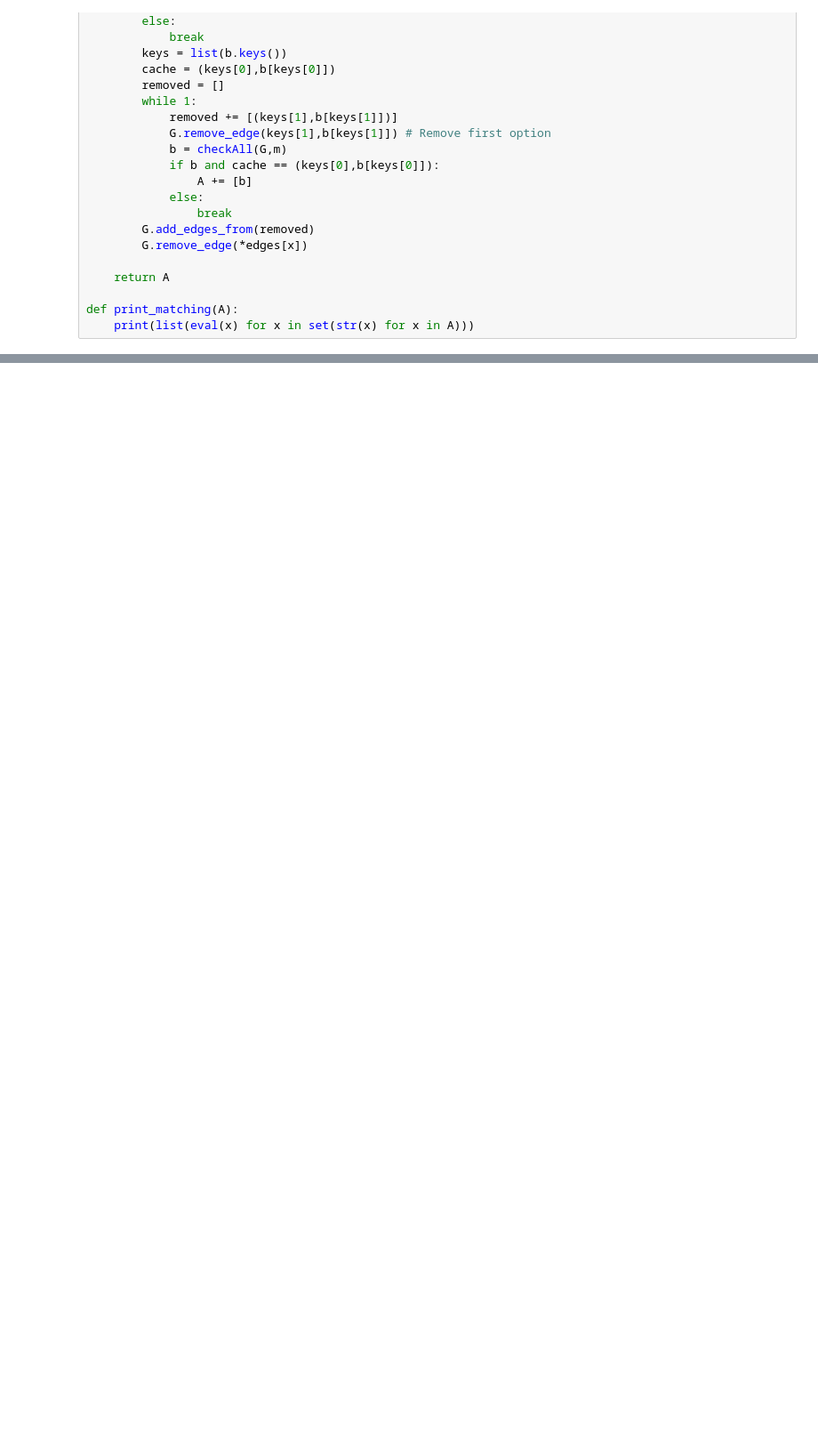
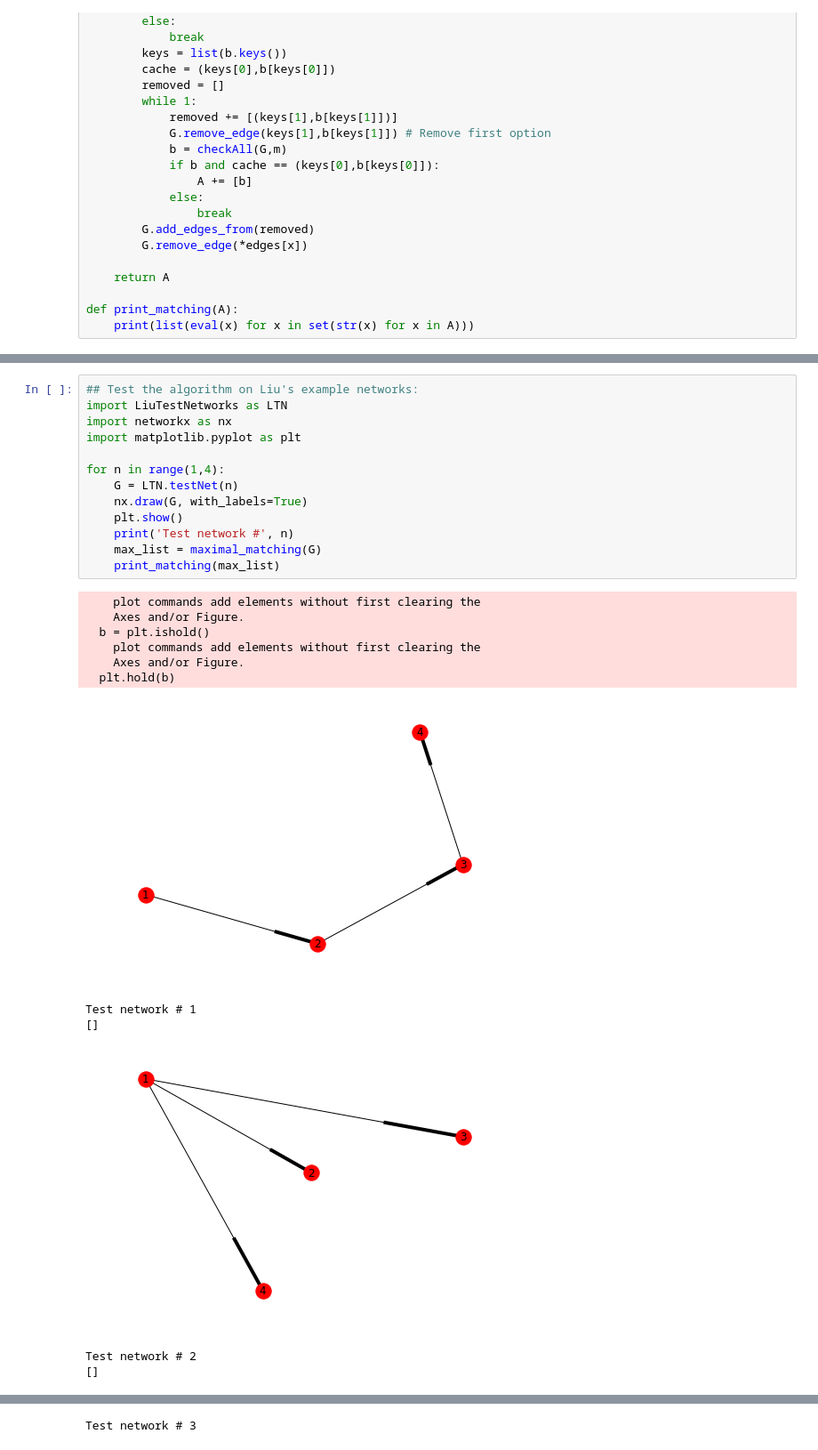
Before and after one commit to darthbeeblebrox/Network_Control, a Jupyter notebook: Matching from stackexchange.ipynb, the cells around one changed output, grey strips where cells are left out. Shown at 89% size. Drawn from its saved outputs; the diff is of its cells as text; blank space fills up the shorter version.

Commit message:
Added generator for Liu test networks

```diff
--- a/Matching from stackexchange.ipynb
+++ b/Matching from stackexchange.ipynb
@@ -61,0 +68,26 @@ Python 3.5.2 :: Anaconda 4.2.0 (64-bit)
+# %%
+## Test the algorithm on Liu's example networks:
+import LiuTestNetworks as LTN
+import networkx as nx
+import matplotlib.pyplot as plt
+
+for n in range(1,4):
+    G = LTN.testNet(n)
+    nx.draw(G, with_labels=True)
+    plt.show()
+    print('Test network #', n)
+    max_list = maximal_matching(G)
+    print_matching(max_list)
+# %% [output]
+    plot commands add elements without first clearing the
+    Axes and/or Figure.
+  b = plt.ishold()
+    plot commands add elements without first clearing the
+    Axes and/or Figure.
+  plt.hold(b)
+[figure, added]
+Test network # 1
+[]
+[figure, added]
+Test network # 2
+[]
@@ -61,0 +95 @@ Python 3.5.2 :: Anaconda 4.2.0 (64-bit)
+Test network # 3
```
Also changed, not shown: parts of 3 cells of this notebook, 8 other files.
